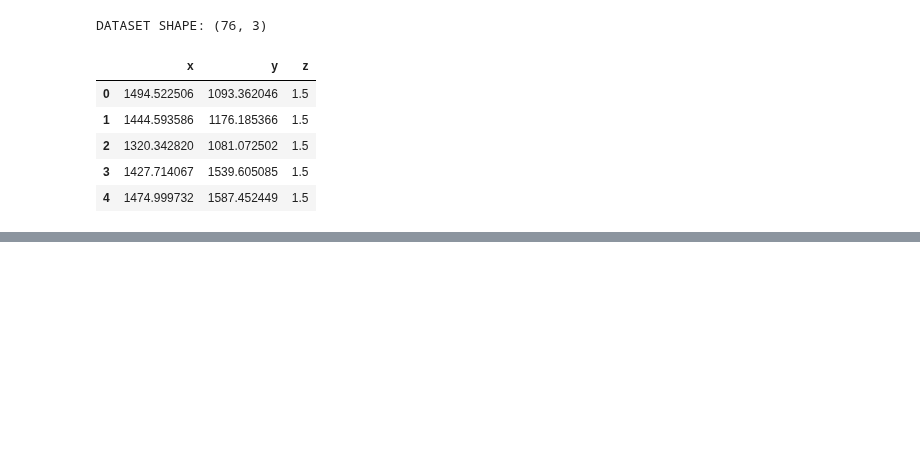
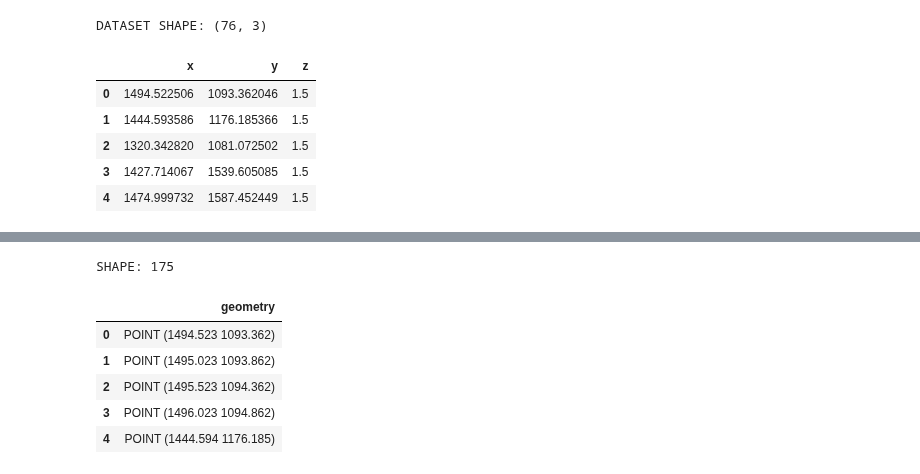
Before and after one commit to wasp-lahis/ns3-bmap, a Jupyter notebook: NS3/lorawan-metricas-exp/create-dataset-inputs-to-ns3.ipynb, the cells around one changed output, grey strips where cells are left out. Drawn from its saved outputs; the diff is of its cells as text; code cells hidden in the pictures; blank space fills up the shorter version.

```diff
--- a/NS3/lorawan-metricas-exp/create-dataset-inputs-to-ns3.ipynb
+++ b/NS3/lorawan-metricas-exp/create-dataset-inputs-to-ns3.ipynb
@@ -766,0 +804,15 @@ DATASET SHAPE: (76, 3)
+# %%
+all_conteiners_df = gpd.GeoDataFrame(columns=["geometry"],  crs='EPSG:31983')
+for i in range(len(conteiner_positions_list)):
+    all_conteiners_df.loc[i, 'geometry'] = conteiner_positions_list[i]
+
+print("SHAPE:", all_conteiners_df.shape[0])
+all_conteiners_df.head()
+# %% [output]
+SHAPE: 175
+|  | geometry |
+| 0 | POINT (1494.523 1093.362) |
+| 1 | POINT (1495.023 1093.862) |
+| 2 | POINT (1495.523 1094.362) |
+| 3 | POINT (1496.023 1094.862) |
+| 4 | POINT (1444.594 1176.185) |
```
Also changed, not shown: parts of 13 cells of this notebook, 3 other files.
